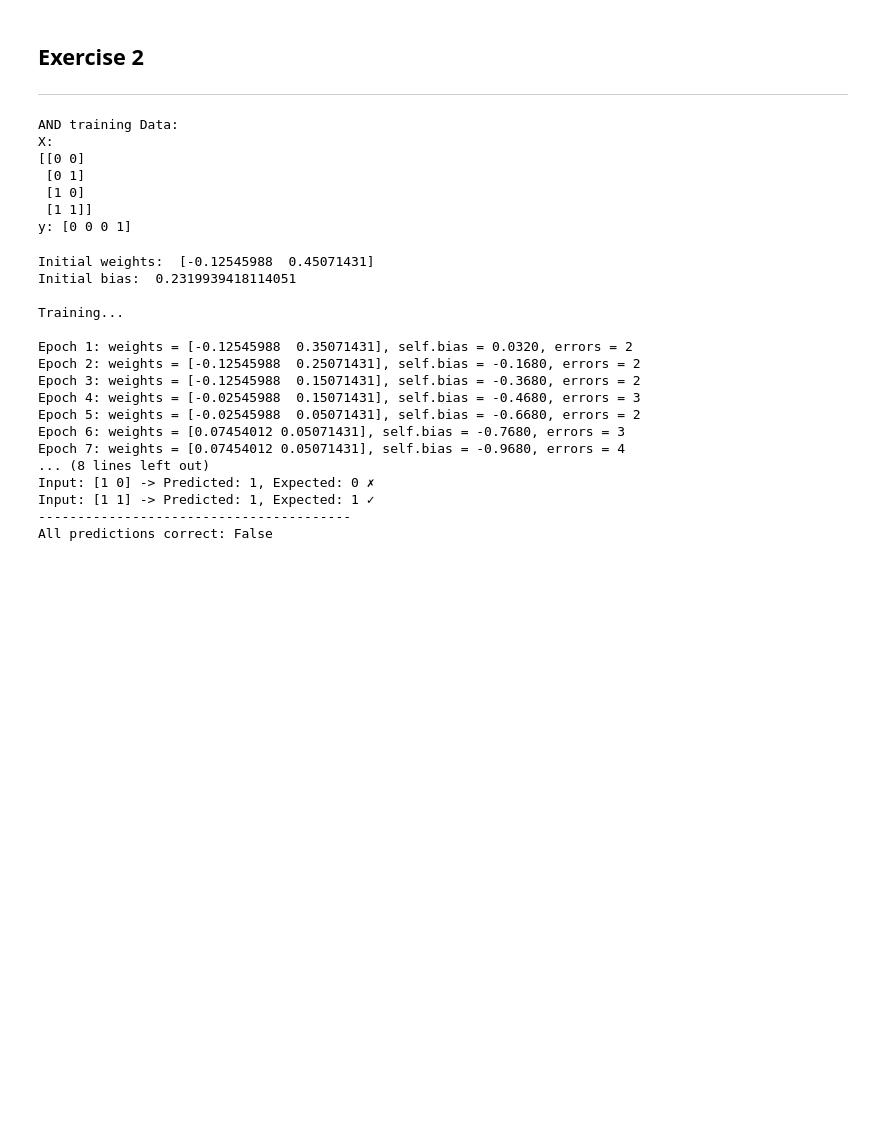
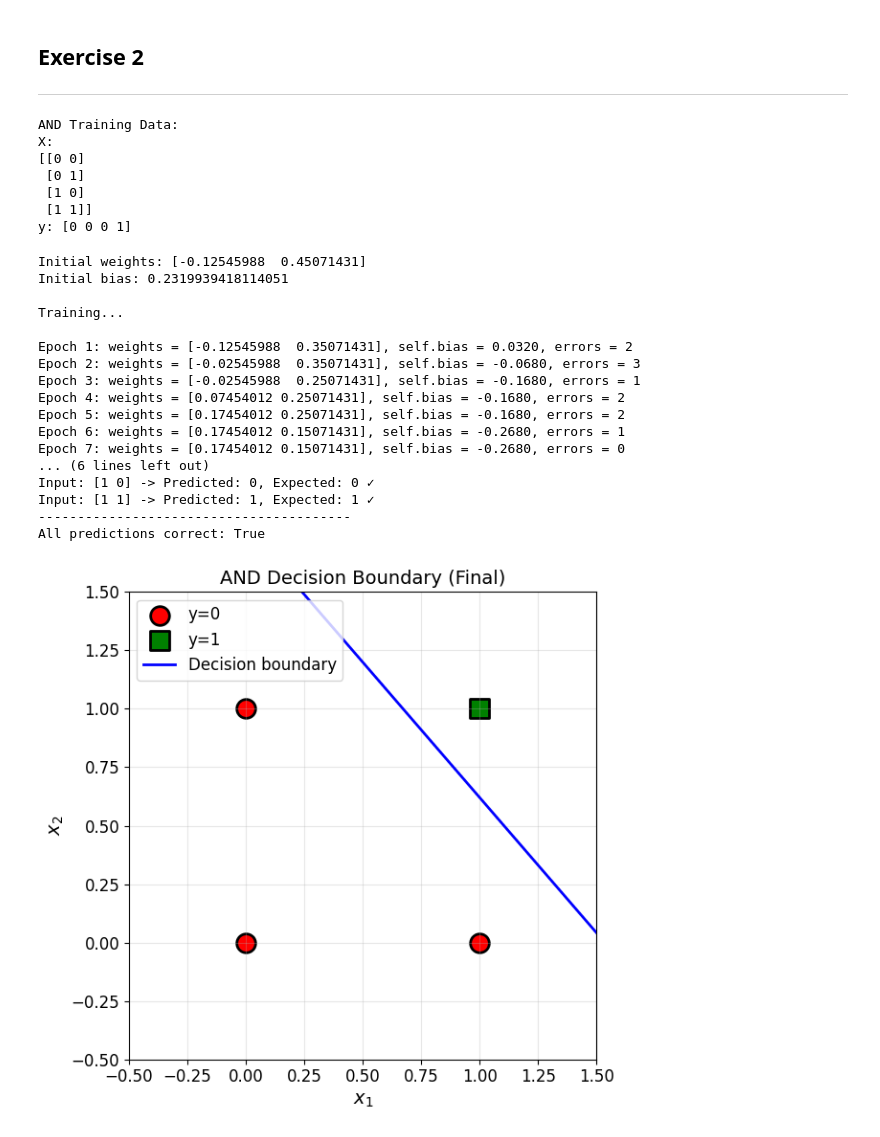
Before and after one commit to G00394925/Artificial-Intelligence-G00394925, a Jupyter notebook: Lab 1/lab1.ipynb, the cells around one changed output. Saved outputs shown, nothing was run; the diff lists cells and outputs as text; code cells hidden in the pictures; blank space fills up the shorter version.

```diff
--- a/Lab 1/lab1.ipynb
+++ b/Lab 1/lab1.ipynb
@@ -22,9 +22,9 @@ class Perceptron:
         Parameters:
         -----------
         n_inputs : int
-        Number of input features
+            Number of input features
         learning_rate : float
-        Learning rate (alpha) for weight updates
+            Learning rate (alpha) for weight updates
 
         """
 
@@ -39,7 +39,7 @@ class Perceptron:
         Returns 1 if x >= 0, else returns 0
         """
 
-        if x >= 0:
+        if int(x >= 0):
             return 1
 
         else:
@@ -53,14 +53,14 @@ class Perceptron:
         Parameters:
         -----------
         inputs : array-like
-        Input values (x1, x2, ...)
+            Input values (x1, x2, ...)
 
         Returns:
         --------
         int : 0 or 1
         """
 
-        weighted_sum = np.dot(inputs, self.weights)
+        weighted_sum = np.dot(inputs, self.weights) + self.bias
         return self.step_function(weighted_sum)
 
     def train(self, X, y, epochs, verbose=True):
@@ -128,15 +128,14 @@ X_and = np.array([
     [1, 1]
 ])
 
-# Expected outputs
 y_and = np.array([0, 0, 0, 1])
 
-print("AND training Data:")
+print("AND Training Data:")
 print("X:")
 print(X_and)
 print("y:", y_and)
 # %% [output]
-AND training Data:
+AND Training Data:
 X:
 [[0 0]
  [0 1]
@@ -147,41 +146,44 @@ y: [0 0 0 1]
 # Create perceptron
 perceptron_and = Perceptron(n_inputs=2, learning_rate=0.1)
 
-print("Initial weights: ", perceptron_and.weights)
-print("Initial bias: ", perceptron_and.bias)
+print("Initial weights:", perceptron_and.weights)
+print("Initial bias:", perceptron_and.bias)
 print("\nTraining...\n")
 
-# Train (store histroy for later visualisation)
+# Train (store the history for later visualisation)
 history_and = perceptron_and.train(X_and, y_and, epochs=10)
 
 # Test on all inputs
-print("\nTesting the AND perceptron:")
+print("\nTesting AND perceptron:")
 print("-" * 40)
 all_correct = True
+
 for i in range(len(X_and)):
     prediction = perceptron_and.predict(X_and[i])
     correct = "✓" if prediction == y_and[i] else "✗"
+
     if prediction != y_and[i]:
         all_correct = False
+
     print(f"Input: {X_and[i]} -> Predicted: {prediction}, Expected: {y_and[i]} {correct}")
 
 print("-" * 40)
 print(f"All predictions correct: {all_correct}")
 # %% [output]
-Initial weights:  [-0.12545988  0.45071431]
-Initial bias:  0.2319939418114051
+Initial weights: [-0.12545988  0.45071431]
+Initial bias: 0.2319939418114051
 
 Training...
 
 Epoch 1: weights = [-0.12545988  0.35071431], self.bias = 0.0320, errors = 2
-Epoch 2: weights = [-0.12545988  0.25071431], self.bias = -0.1680, errors = 2
-Epoch 3: weights = [-0.12545988  0.15071431], self.bias = -0.3680, errors = 2
-Epoch 4: weights = [-0.02545988  0.15071431], self.bias = -0.4680, errors = 3
-Epoch 5: weights = [-0.02545988  0.05071431], self.bias = -0.6680, errors = 2
-Epoch 6: weights = [0.07454012 0.05071431], self.bias = -0.7680, errors = 3
-Epoch 7: weights = [0.07454012 0.05071431], self.bias = -0.9680, errors = 4
-... (8 lines left out)
-Input: [1 0] -> Predicted: 1, Expected: 0 ✗
+Epoch 2: weights = [-0.02545988  0.35071431], self.bias = -0.0680, errors = 3
+Epoch 3: weights = [-0.02545988  0.25071431], self.bias = -0.1680, errors = 1
+Epoch 4: weights = [0.07454012 0.25071431], self.bias = -0.1680, errors = 2
+Epoch 5: weights = [0.17454012 0.25071431], self.bias = -0.1680, errors = 2
+Epoch 6: weights = [0.17454012 0.15071431], self.bias = -0.2680, errors = 1
+Epoch 7: weights = [0.17454012 0.15071431], self.bias = -0.2680, errors = 0
+... (6 lines left out)
+Input: [1 0] -> Predicted: 0, Expected: 0 ✓
 Input: [1 1] -> Predicted: 1, Expected: 1 ✓
 ----------------------------------------
-All predictions correct: False
+All predictions correct: True
@@ -187,0 +250,8 @@ All predictions correct: False
+# %%
+# Test the plotting function with the trained AND perceptron
+plot_decision_boundary(X_and, y_and, perceptron_and.weights, perceptron_and.bias,
+"AND Decision Boundary (Final)")
+plt.tight_layout()
+plt.show()
+# %% [output]
+[figure, added]
```
Also changed, not shown: parts of 1 cell of this notebook.
